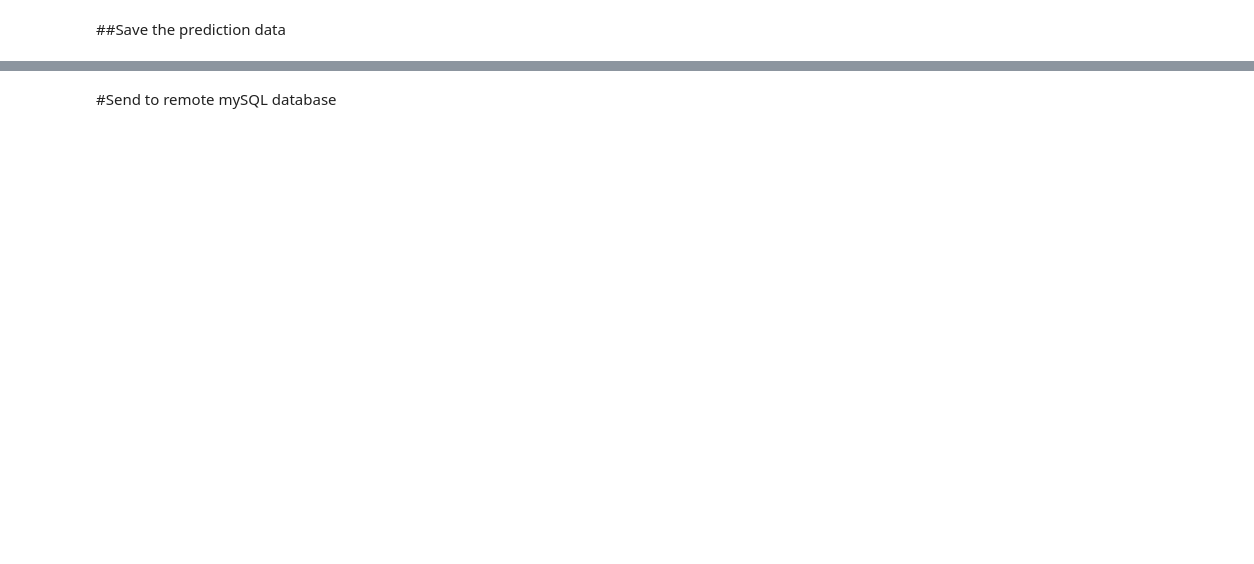
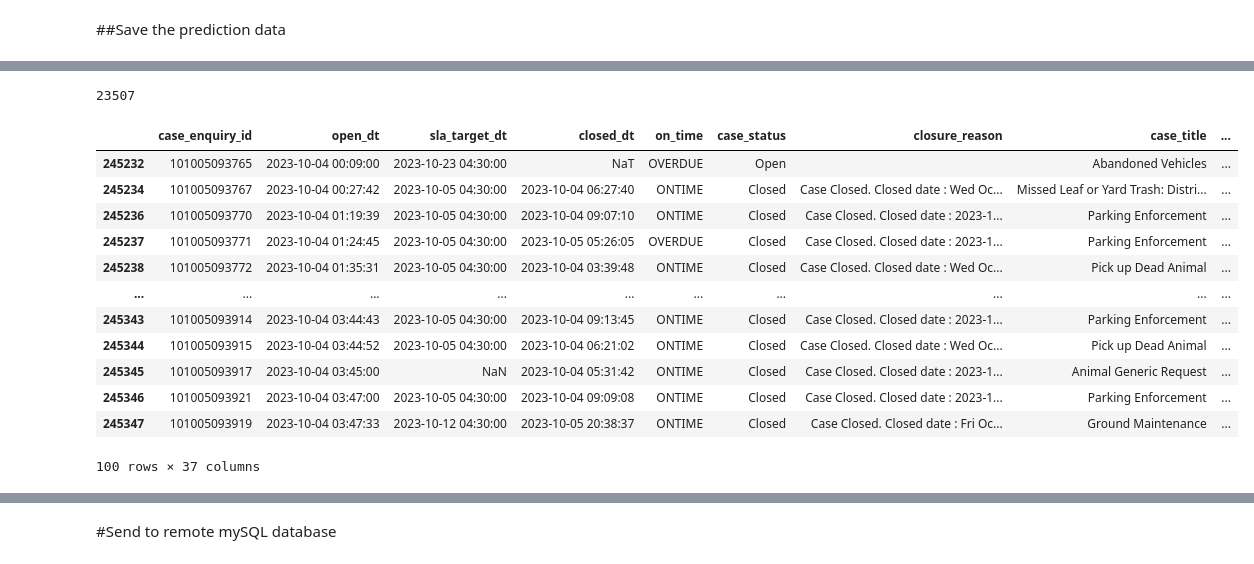
Before and after one commit to mindfulcoder49/Boston-311, a Jupyter notebook: boston_311_tutorial.ipynb, the cells around one changed output, grey strips where cells are left out. Cells and saved outputs as stored; diff of their text form; code cells hidden in the pictures; blank space fills up the shorter version.

```diff
--- a/boston_311_tutorial.ipynb
+++ b/boston_311_tutorial.ipynb
@@ -282,0 +350,2 @@ gc.collect()
+# %%
+KerasNN_model = Boston311KerasNN()
@@ -282,0 +387,2 @@ gc.collect()
+# %%
+KerasNN_model.run_pipeline()
@@ -282,0 +426,2 @@ gc.collect()
+# %%
+predictions, data = KerasNN_model.predict()
@@ -282,0 +467,50 @@ gc.collect()
+# %%
+import numpy as np
+
+def get_top_predictions(bin_labels, predictions):
+    # Check if the number of columns in predictions matches the length of bin_labels
+    if len(bin_labels) != predictions.shape[1]:
+        raise ValueError("The length of bin_labels must be equal to the number of columns in predictions")
+
+    # Get the indices of the top 3 predictions for each row
+    top_3_indices = np.argsort(-predictions, axis=1)[:, :3]
+
+    # Map the indices to labels
+    top_3_labels = np.array(bin_labels)[top_3_indices]
+
+    return top_3_labels
+
+def add_prediction_columns(cases_df, top_predictions):
+    # Check if the number of rows in the DataFrame matches the number of predictions
+    if cases_df.shape[0] != top_predictions.shape[0]:
+        raise ValueError("The number of rows in cases_df must be equal to the number of predictions")
+
+    # Create new columns for the predictions
+    cases_df['1st_prediction'] = top_predictions[:, 0]
+    cases_df['2nd_prediction'] = top_predictions[:, 1]
+    cases_df['3rd_prediction'] = top_predictions[:, 2]
+
+    return cases_df
+
+prediction_labels = get_top_predictions(KerasNN_model.bin_labels, predictions)
+df_predictions = add_prediction_columns(data, prediction_labels)
+# %%
+df_predictions.shape[0]
+# %% [output]
+23507
+# %%
+df_predictions.head(100)
+# %% [output]
+|  | case_enquiry_id | open_dt | sla_target_dt | closed_dt | on_time | case_status | closure_reason | case_title | ... |
+| 245232 | 101005093765 | 2023-10-04 00:09:00 | 2023-10-23 04:30:00 | NaT | OVERDUE | Open |  | Abandoned Vehicles | ... |
+| 245234 | 101005093767 | 2023-10-04 00:27:42 | 2023-10-05 04:30:00 | 2023-10-04 06:27:40 | ONTIME | Closed | Case Closed. Closed date : Wed Oc... | Missed Leaf or Yard Trash: Distri... | ... |
+| 245236 | 101005093770 | 2023-10-04 01:19:39 | 2023-10-05 04:30:00 | 2023-10-04 09:07:10 | ONTIME | Closed | Case Closed. Closed date : 2023-1... | Parking Enforcement | ... |
+| 245237 | 101005093771 | 2023-10-04 01:24:45 | 2023-10-05 04:30:00 | 2023-10-05 05:26:05 | OVERDUE | Closed | Case Closed. Closed date : 2023-1... | Parking Enforcement | ... |
+| 245238 | 101005093772 | 2023-10-04 01:35:31 | 2023-10-05 04:30:00 | 2023-10-04 03:39:48 | ONTIME | Closed | Case Closed. Closed date : Wed Oc... | Pick up Dead Animal | ... |
+| ... | ... | ... | ... | ... | ... | ... | ... | ... | ... |
+| 245343 | 101005093914 | 2023-10-04 03:44:43 | 2023-10-05 04:30:00 | 2023-10-04 09:13:45 | ONTIME | Closed | Case Closed. Closed date : 2023-1... | Parking Enforcement | ... |
+| 245344 | 101005093915 | 2023-10-04 03:44:52 | 2023-10-05 04:30:00 | 2023-10-04 06:21:02 | ONTIME | Closed | Case Closed. Closed date : Wed Oc... | Pick up Dead Animal | ... |
+| 245345 | 101005093917 | 2023-10-04 03:45:00 | NaN | 2023-10-04 05:31:42 | ONTIME | Closed | Case Closed. Closed date : 2023-1... | Animal Generic Request | ... |
+| 245346 | 101005093921 | 2023-10-04 03:47:00 | 2023-10-05 04:30:00 | 2023-10-04 09:09:08 | ONTIME | Closed | Case Closed. Closed date : 2023-1... | Parking Enforcement | ... |
+| 245347 | 101005093919 | 2023-10-04 03:47:33 | 2023-10-12 04:30:00 | 2023-10-05 20:38:37 | ONTIME | Closed | Case Closed. Closed date : Fri Oc... | Ground Maintenance | ... |
+100 rows × 37 columns
```
Also changed, not shown: parts of 43 cells of this notebook, 4 other files.
